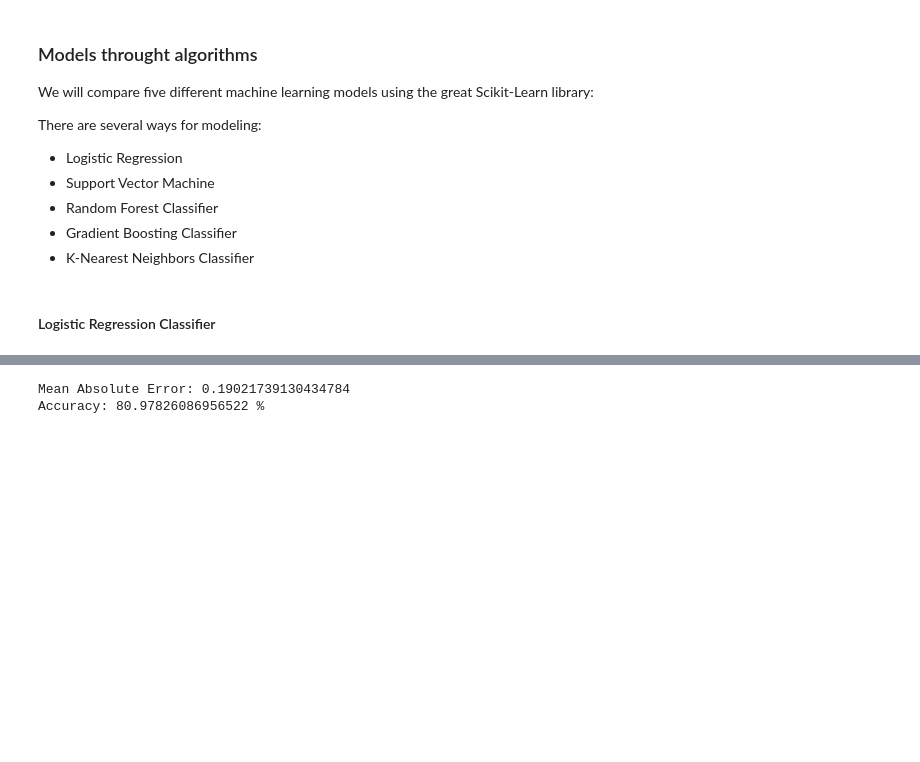
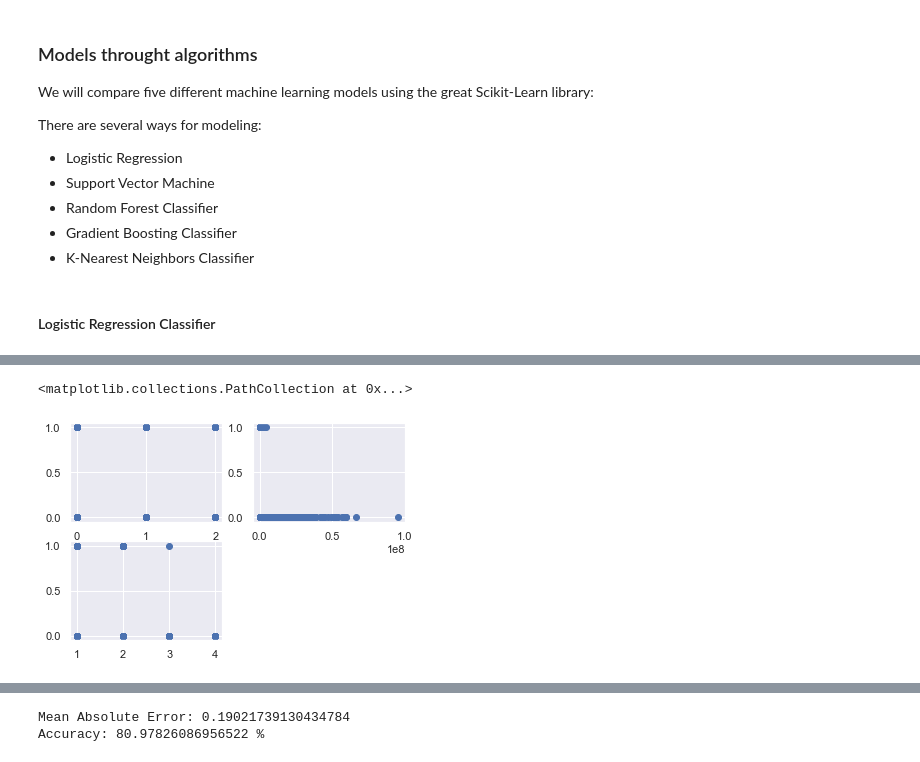
Before and after one commit to vegimik/employee-attenuation-predicting, a Jupyter notebook: employee-attenuation-predicting.ipynb, the cells around one changed output, grey strips where cells are left out. Drawn from its saved outputs; the diff is of its cells as text; code cells hidden in the pictures; blank space fills up the shorter version.

```diff
--- a/employee-attenuation-predicting.ipynb
+++ b/employee-attenuation-predicting.ipynb
@@ -482,0 +521,14 @@ Accuracy: 79.34782608695652 %
+# %%
+attenuation_features = ['Education_Level','Total Business Value','Quarterly Rating']
+x_lg_res = X_res[attenuation_features]
+y_lg_res = y_res
+# %%
+plt.subplot(2,2,1)
+plt.scatter(X_res['Education_Level'],y_lg_res)
+plt.subplot(2,2,2)
+plt.scatter(X_res['Total Business Value'],y_lg_res)
+plt.subplot(2,2,3)
+plt.scatter(X_res['Quarterly Rating'],y_lg_res)
+# %% [output]
+<matplotlib.collections.PathCollection at 0x...>
+[figure, added]
```
Also changed, not shown: parts of 21 cells of this notebook.
